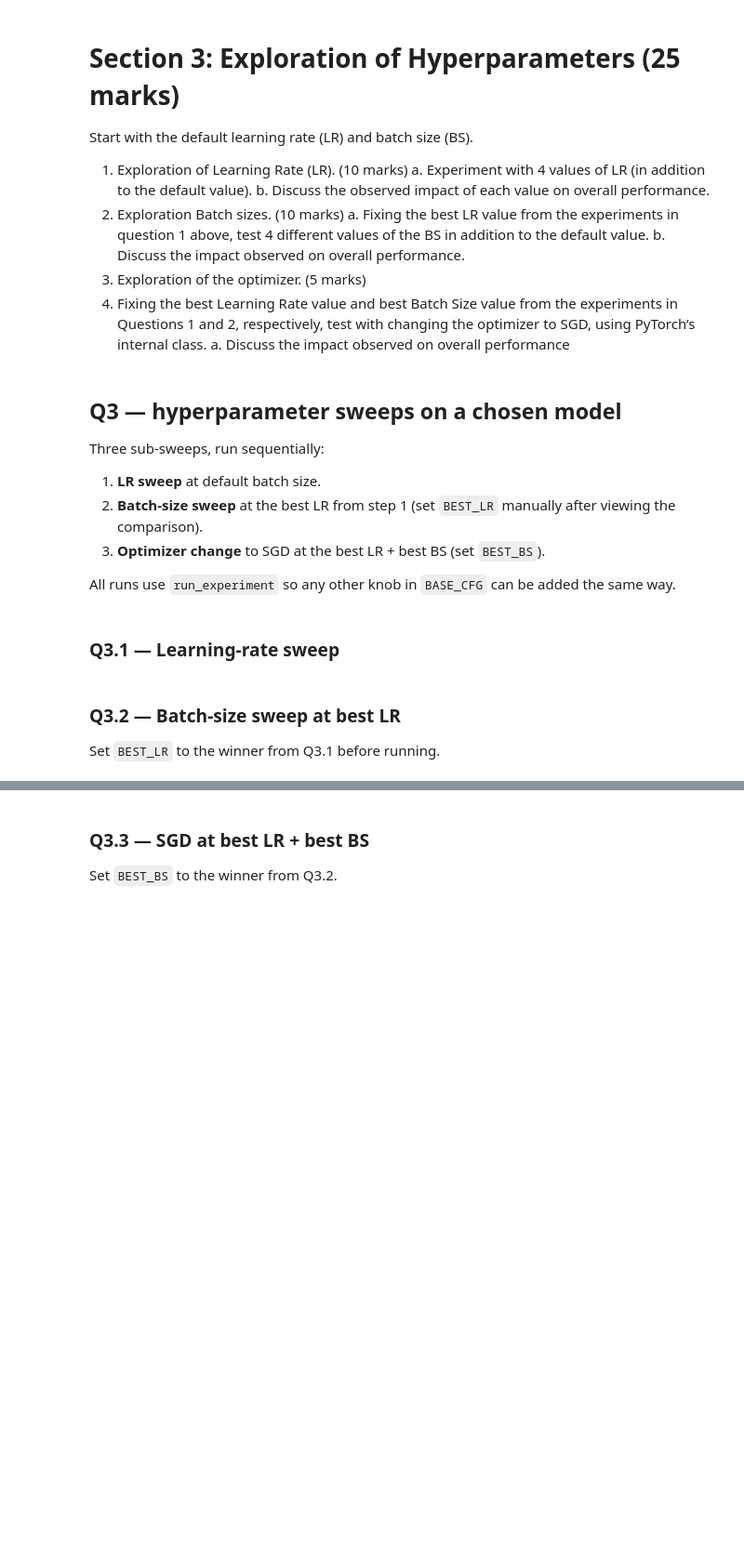
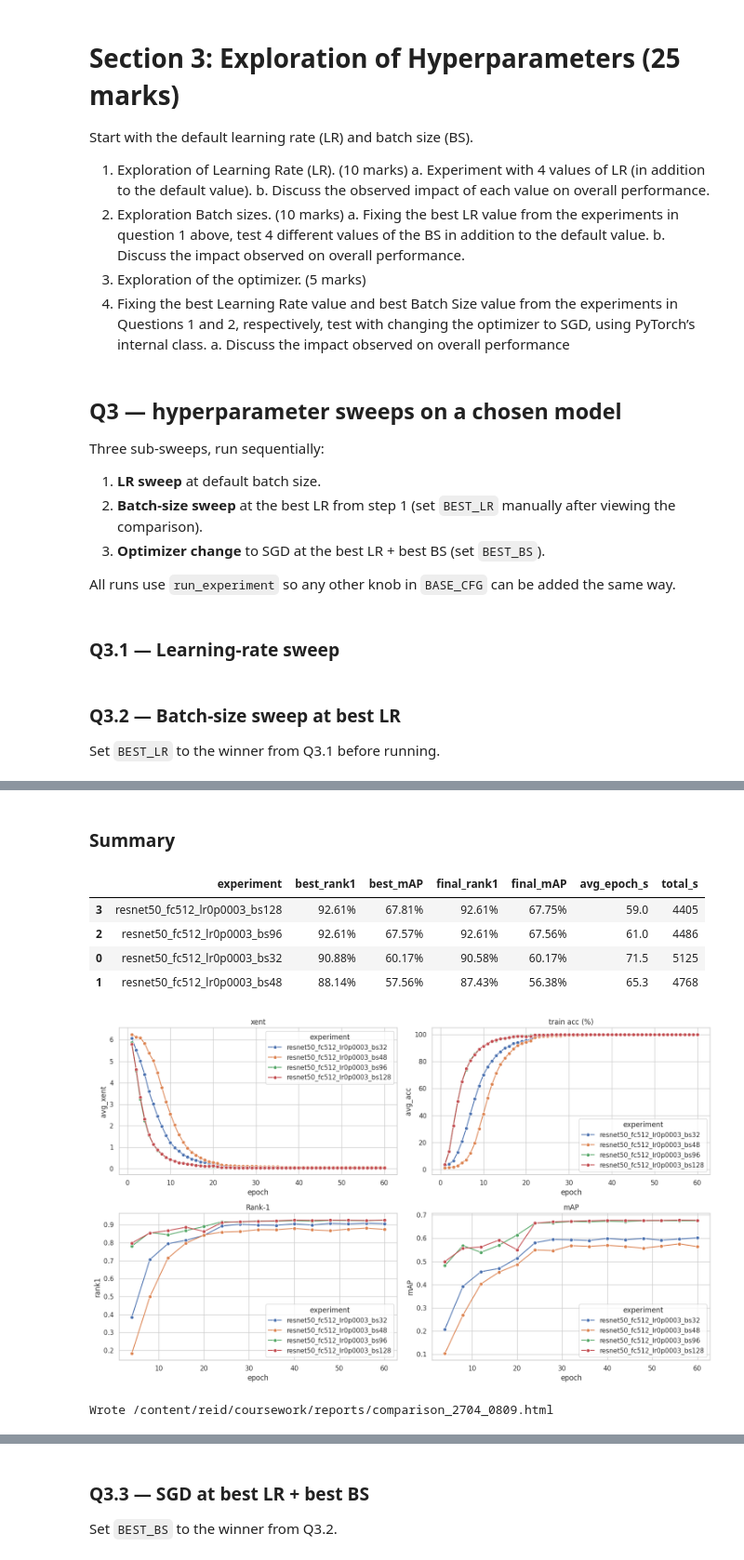
Before and after one commit to LampOfSocrates/reid, a Jupyter notebook: EEEM071_CourseWork2604_Colab.ipynb, the cells around one changed output, grey strips where cells are left out. Shown at 93% size. Cells and saved outputs as stored; diff of their text form; code cells hidden in the pictures; blank space fills up the shorter version.

```diff
--- a/EEEM071_CourseWork2604_Colab.ipynb
+++ b/EEEM071_CourseWork2604_Colab.ipynb
@@ -135,7 +137,7 @@ if is_colab(): #8 / 20 run
     MAX_EPOCH = 60
     DATA_FRACTION = 1
 else:
-    MAX_EPOCH = 60  # only used if model specific max_epoch is not set
+    MAX_EPOCH = 30  # only used if model specific max_epoch is not set
     DATA_FRACTION = 1
 RUNTIME = datetime.now().strftime("%d%m_%H%M")
 # %% [markdown]
@@ -148,7 +150,7 @@ BASE_CFG = {
     "lr": "0.0003",
     "train_batch_size": 64,
     "test_batch_size": 100,
-    "workers": 4,
+    "workers": 2 if is_colab() else 8,
     "stepsize": "20 40",
     "eval_freq": 4,
     "patience": 10,
@@ -159,28 +161,19 @@ DRIVE_SYNC = "/content/drive/MyDrive/Colab Notebooks/reid/logs" if is_colab() el
 # Each entry: experiment name -> {arch + any overrides that differ from BASE_CFG}
 # Hyperparameters drawn from the original papers in coursework/papers/ (see knowledge.md sec 8)
 SECTION_1_MODELS = {
-    "mobilenet_v3_small": {"arch": "mobilenet_v3_small"},
-    "resnet50_fc512":     {"arch": "resnet50_fc512"},
+    #"mobilenet_v3_small": {"arch": "mobilenet_v3_small"},
+    #"resnet50_fc512":     {"arch": "resnet50_fc512"},
+    "resnet18": {"arch": "resnet18"},
+    "resnet18_fc512": {"arch": "resnet50_fc512"},
     # Swin-T -- Li et al., Array 16 (2022) 100255: lr/optim from BoT; K=4 from TransReID recipe.
     # "swin_t_custom": {"arch": "swin_t_custom", "lr": "3.5e-4", "lr_scheduler": "multi_step_warmup", "warmup_epochs": 10},
     # "swin_t_fc512":  {"arch": "swin_t_fc512",  "lr": "3.5e-4", "lr_scheduler": "multi_step_warmup", "warmup_epochs": 10},
+
     # CLIP-SENet v1 dual -- arXiv 2502.16815 sec IV.B.1: ADAM, lr 5e-4, cosine,
     # batch 128 = 16 IDs x 8 imgs/ID -> num_instances=8.
-    "clip_senet_v1_dual": {
-        "arch": "clip_senet_v1_dual",
-        "lr": "5e-4",
-        "lr_scheduler": "cosine",
-        "num_instances": 8,
-        "train_batch_size": 128,
-    },
+    #"clip_senet_v1_dual": {"arch": "clip_senet_v1_dual","lr": "5e-4","lr_scheduler": "cosine","num_instances": 8, "train_batch_size": 128,},
     # CLIP-SENet v3 -- same paper recipe (cosine, lr 5e-4, K=8).
-    "clip_senet_v3_ibn_supcon": {
-        "arch": "clip_senet_v3_ibn_supcon",
-        "lr": "5e-4",
-        "lr_scheduler": "cosine",
-        "num_instances": 8,
-        "train_batch_size": 128,
-    },
+    #"clip_senet_v3_ibn_supcon": {"arch": "clip_senet_v3_ibn_supcon", "lr": "5e-4","lr_scheduler": "cosine","num_instances": 8,"train_batch_size": 128,    },
     # "clip_senet_v2_frozen": {"arch": "clip_senet_v2_frozen", "lr": "1e-3", "lr_scheduler": "cosine", "num_instances": 8},  # disabled
 }
 
@@ -385,7 +462,16 @@ for name, cfg in Q3_BS_SWEEP.items():
 # %%
 compare_runs(
-    [f"logs/{RUNTIME}/Q1/{Q3_CHOSEN_ARCH}-veri"]  # baseline: default bs=64
-    + [f"logs/{RUNTIME}/Q3/{name}-veri" for name in Q3_BS_SWEEP],
+    #[f"logs/{RUNTIME}/Q1/{Q3_CHOSEN_ARCH}-veri"]  # baseline: default bs=64
+    [f"logs/{RUNTIME}/Q3/{name}-veri" for name in Q3_BS_SWEEP],
     runtime=RUNTIME,
     html=True,
 )
+# %% [output]
+### Summary
+|  | experiment | best_rank1 | best_mAP | final_rank1 | final_mAP | avg_epoch_s | total_s |
+| 3 | resnet50_fc512_lr0p0003_bs128 | 92.61% | 67.81% | 92.61% | 67.75% | 59.0 | 4405 |
+| 2 | resnet50_fc512_lr0p0003_bs96 | 92.61% | 67.57% | 92.61% | 67.56% | 61.0 | 4486 |
+| 0 | resnet50_fc512_lr0p0003_bs32 | 90.88% | 60.17% | 90.58% | 60.17% | 71.5 | 5125 |
+| 1 | resnet50_fc512_lr0p0003_bs48 | 88.14% | 57.56% | 87.43% | 56.38% | 65.3 | 4768 |
+[figure, added]
+Wrote /content/reid/coursework/reports/comparison_2704_0809.html
```
Also changed, not shown: parts of 10 cells of this notebook, 36 other files.
